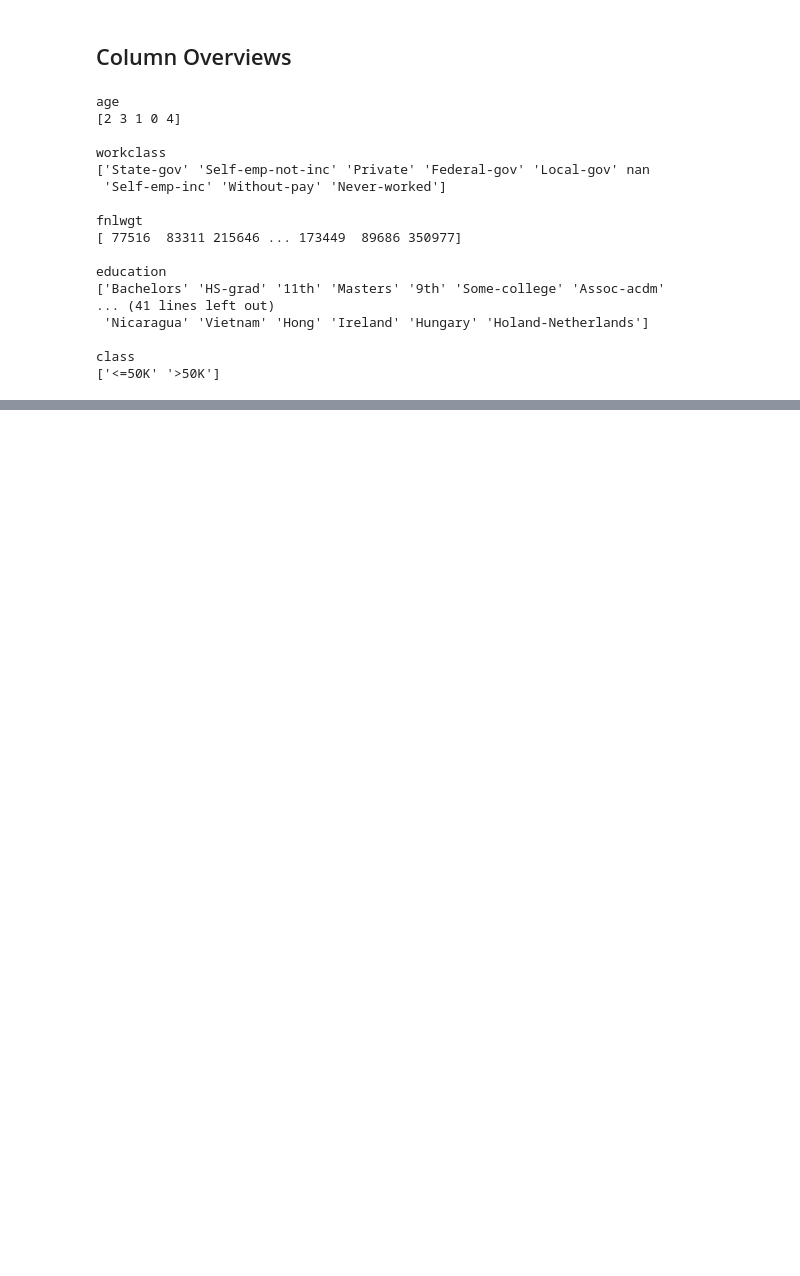
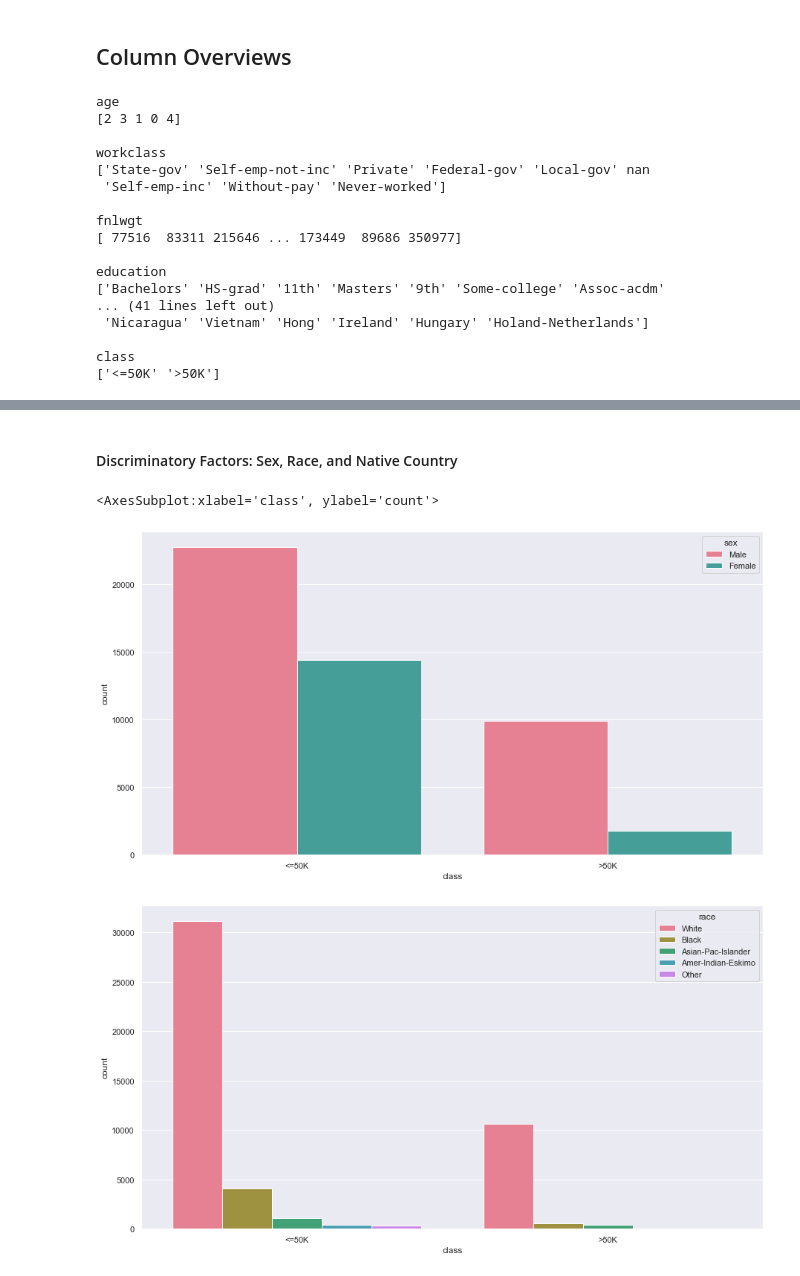
Before and after one commit to plasticfruittree/SciComp_Project, a Jupyter notebook: Main.ipynb, the cells around one changed output, grey strips where cells are left out. Drawn from its saved outputs; the diff is of its cells as text; code cells hidden in the pictures; blank space fills up the shorter version.

```diff
--- a/Main.ipynb
+++ b/Main.ipynb
@@ -75,0 +110,14 @@ String variables will have to be mapped into a numeric character using the <code
+# %% [markdown]
+#### Discriminatory Factors: Sex, Race, and Native Country
+# %%
+rcParams['figure.figsize'] = 15,8
+sns.set_theme(style = "darkgrid")
+sns.countplot(x="class", data = df2, hue = "sex", palette= "husl")
+plt.figure(2)
+sns.countplot(x="class", data = df2, hue = "race", palette= "husl")
+plt.figure(3)
+sns.countplot(x="class", data = df2, hue = "native-country", palette= "husl")
+# %% [output]
+<AxesSubplot:xlabel='class', ylabel='count'>
+[figure, added]
+[figure, added]
```
Also changed, not shown: parts of 9 cells of this notebook, 1 other file.
